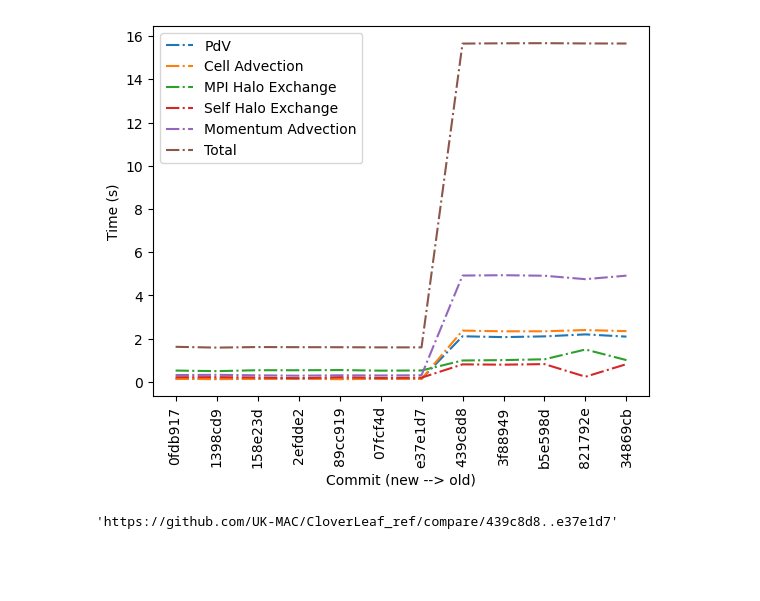
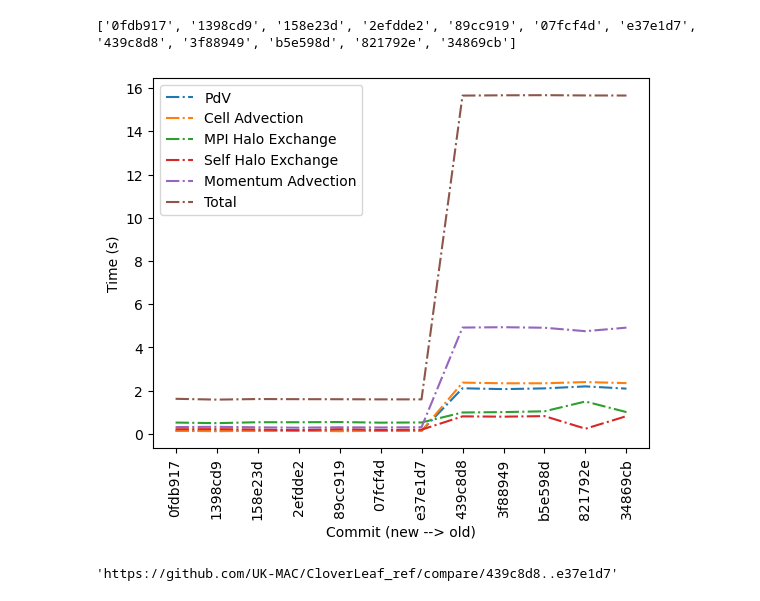
Before and after one commit to lanl/dsi, a Jupyter notebook: examples/cloverleaf/perf_hist_chart.ipynb, the cells around one changed output. Saved outputs shown, nothing was run; the diff lists cells and outputs as text; code cells hidden in the pictures; blank space fills up the shorter version.

```diff
--- a/examples/cloverleaf/perf_hist_chart.ipynb
+++ b/examples/cloverleaf/perf_hist_chart.ipynb
@@ -25,8 +14,6 @@ print([substring[:7] for substring in df["git_hash"]])
 # %%
-from ipywidgets import *
-import matplotlib.ticker as ticker
-import seaborn as sns
-import matplotlib.pyplot as plt
+# import seaborn as sns
+# import matplotlib.pyplot as plt
 
 # ax = sns.lineplot(data=df[["PdV", "Cell Advection", "MPI Halo Exchange", "Self Halo Exchange", "Momentum Advection", "Total"]])
 # ax.set_xticklabels([substring[:7] for substring in df["git_hash"]])
@@ -34,16 +21,42 @@ import matplotlib.pyplot as plt
 # ax.set_ylabel("Time (s)")
 # ax.xaxis.set_major_locator(ticker.MultipleLocator(base=1))
 # plt.xticks(rotation=90)
-sh_hash = [substring[:7] for substring in df["git_hash"]]
-for col in ["PdV", "Cell Advection", "MPI Halo Exchange", "Self Halo Exchange", "Momentum Advection", "Total"]:
-    plt.plot(sh_hash, df[col], label=col, linestyle='dashdot')
-plt.xticks(rotation=90)
-plt.xlabel("Commit (new --> old)")
-plt.ylabel("Time (s)")
-plt.legend()
-plt.show()
 # %% [output]
-[figure, removed]
+['0fdb917', '1398cd9', '158e23d', '2efdde2', '89cc919', '07fcf4d', 'e37e1d7', '439c8d8', '3f88949', 'b5e598d', '821792e', '34869cb']
+# %%
+# from ipywidgets import *
+import matplotlib.ticker as ticker
+import matplotlib.pyplot as plt
+%matplotlib inline
+
+# get_ipython().run_line_magic('matplotlib', 'inline')
+def on_move(event):
+    if event.inaxes:
+        print(f'data coords {event.xdata} {event.ydata},',
+              f'pixel coords {event.x} {event.y}')
+
+
+def on_click(event):
+    if event.button is MouseButton.LEFT:
+        print('disconnecting callback')
+        plt.disconnect(binding_id)
+
+
+
+sh_hash = [substring[:7] for substring in df["git_hash"]]
+for col in ["PdV", "Cell Advection", "MPI Halo Exchange", "Self Halo Exchange", "Momentum Advection", "Total"]:
+    plt.plot(sh_hash, df[col], label=col, linestyle='dashdot')
+plt.xticks(rotation=90)
+plt.xlabel("Commit (new --> old)")
+plt.ylabel("Time (s)")
+plt.legend()
+
+binding_id = plt.connect('motion_notify_event', on_move)
+plt.connect('button_press_event', on_click)
+
+plt.show()
+# %% [output]
+[figure, added]
 # %%
 def create_git_comapre_link(df, row1, row2):
     return "https://github.com/" + df.iloc[row1]["git_repo_name"] + "/compare/" + df.iloc[row1]["git_hash"][:7] + ".." + df.iloc[row2]["git_hash"][:7]
```
Also changed, not shown: parts of 5 cells of this notebook, 2 other files.
